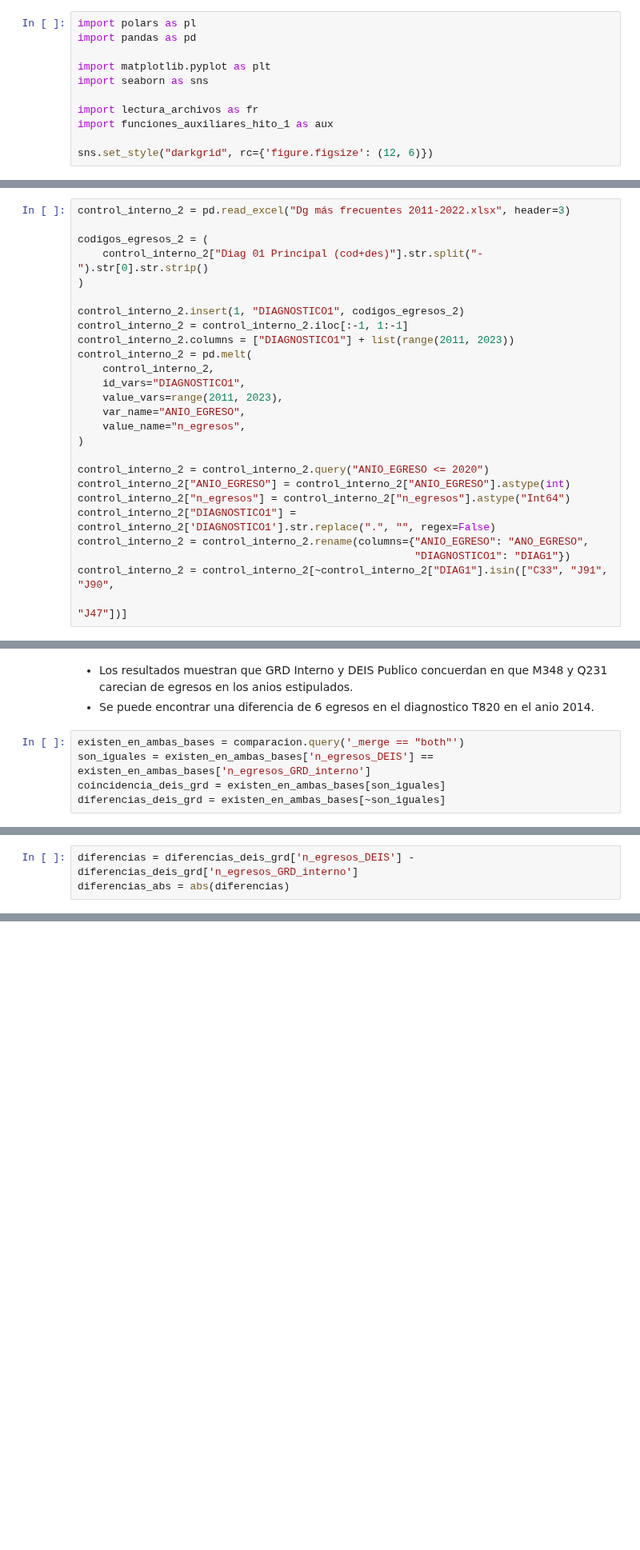
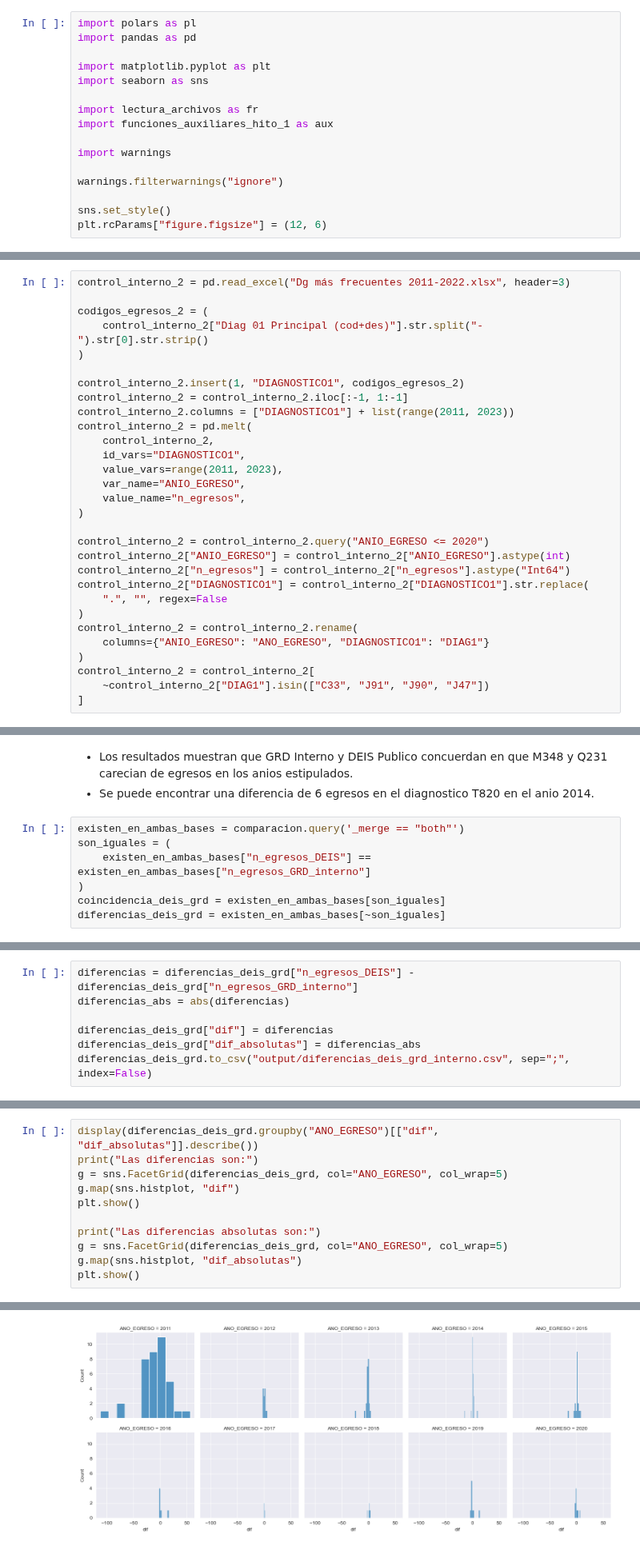
Before and after one commit to JavierRojas14/egresos-hospitalarios, a Jupyter notebook: analisis_base_de_datos.ipynb, the cells around one changed output, grey strips where cells are left out. Shown at 80% size. Cells and saved outputs as stored; diff of their text form; blank space fills up the shorter version.

Commit message:
Grafica diferencias por anio

```diff
--- a/analisis_base_de_datos.ipynb
+++ b/analisis_base_de_datos.ipynb
@@ -14,7 +14,12 @@ import seaborn as sns
 import lectura_archivos as fr
 import funciones_auxiliares_hito_1 as aux
 
-sns.set_style("darkgrid", rc={'figure.figsize': (12, 6)})
+import warnings
+
+warnings.filterwarnings("ignore")
+
+sns.set_style()
+plt.rcParams["figure.figsize"] = (12, 6)
 # %%
 with pl.StringCache():
     df = pl.scan_csv("input/utf-8/*.csv", dtypes=fr.DICT_VARIABLES, separator=";")
@@ -210,11 +215,15 @@ control_interno_2 = pd.melt(
 control_interno_2 = control_interno_2.query("ANIO_EGRESO <= 2020")
 control_interno_2["ANIO_EGRESO"] = control_interno_2["ANIO_EGRESO"].astype(int)
 control_interno_2["n_egresos"] = control_interno_2["n_egresos"].astype("Int64")
-control_interno_2["DIAGNOSTICO1"] = control_interno_2['DIAGNOSTICO1'].str.replace(".", "", regex=False)
-control_interno_2 = control_interno_2.rename(columns={"ANIO_EGRESO": "ANO_EGRESO",
-                                                      "DIAGNOSTICO1": "DIAG1"})
-control_interno_2 = control_interno_2[~control_interno_2["DIAG1"].isin(["C33", "J91", "J90",
-                                                                              "J47"])]
+control_interno_2["DIAGNOSTICO1"] = control_interno_2["DIAGNOSTICO1"].str.replace(
+    ".", "", regex=False
+)
+control_interno_2 = control_interno_2.rename(
+    columns={"ANIO_EGRESO": "ANO_EGRESO", "DIAGNOSTICO1": "DIAG1"}
+)
+control_interno_2 = control_interno_2[
+    ~control_interno_2["DIAG1"].isin(["C33", "J91", "J90", "J47"])
+]
 # %% [markdown]
 #### Comparacion de Resultados - Control Publico - Control Interno GRD
 # %%
@@ -240,6 +249,8 @@ de egresos en los anios estipulados.
 - Se puede encontrar una diferencia de 6 egresos en el diagnostico T820 en el anio 2014.
 # %%
 existen_en_ambas_bases = comparacion.query('_merge == "both"')
-son_iguales = existen_en_ambas_bases['n_egresos_DEIS'] == existen_en_ambas_bases['n_egresos_GRD_interno']
+son_iguales = (
+    existen_en_ambas_bases["n_egresos_DEIS"] == existen_en_ambas_bases["n_egresos_GRD_interno"]
+)
 coincidencia_deis_grd = existen_en_ambas_bases[son_iguales]
 diferencias_deis_grd = existen_en_ambas_bases[~son_iguales]
@@ -278,6 +289,10 @@ diferencias_deis_grd
 # %%
-diferencias = diferencias_deis_grd['n_egresos_DEIS'] - diferencias_deis_grd['n_egresos_GRD_interno']
+diferencias = diferencias_deis_grd["n_egresos_DEIS"] - diferencias_deis_grd["n_egresos_GRD_interno"]
 diferencias_abs = abs(diferencias)
+
+diferencias_deis_grd["dif"] = diferencias
+diferencias_deis_grd["dif_absolutas"] = diferencias_abs
+diferencias_deis_grd.to_csv("output/diferencias_deis_grd_interno.csv", sep=";", index=False)
 # %%
 aux.analizar_distribucion_y_faltantes_variables(diferencias.to_frame())
 aux.analizar_distribucion_y_faltantes_variables(diferencias_abs.to_frame())
@@ -325,3 +340,15 @@ egresos
 - Al ver la diferencia absoluta, se puede ver que existe una diferencia promedio de 7 egresos
 entre DEIS y GRD. El 75% de las diferencias tiene por lo menos 7 egresos. Existen egresos con
 outliers!
+# %%
+display(diferencias_deis_grd.groupby("ANO_EGRESO")[["dif", "dif_absolutas"]].describe())
+print("Las diferencias son:")
+g = sns.FacetGrid(diferencias_deis_grd, col="ANO_EGRESO", col_wrap=5)
+g.map(sns.histplot, "dif")
+plt.show()
+
+print("Las diferencias absolutas son:")
+g = sns.FacetGrid(diferencias_deis_grd, col="ANO_EGRESO", col_wrap=5)
+g.map(sns.histplot, "dif_absolutas")
+plt.show()
+# %% [output]
@@ -327,0 +369 @@ outliers!
+[figure, added]
```
Also changed, not shown: parts of 5 cells of this notebook.
